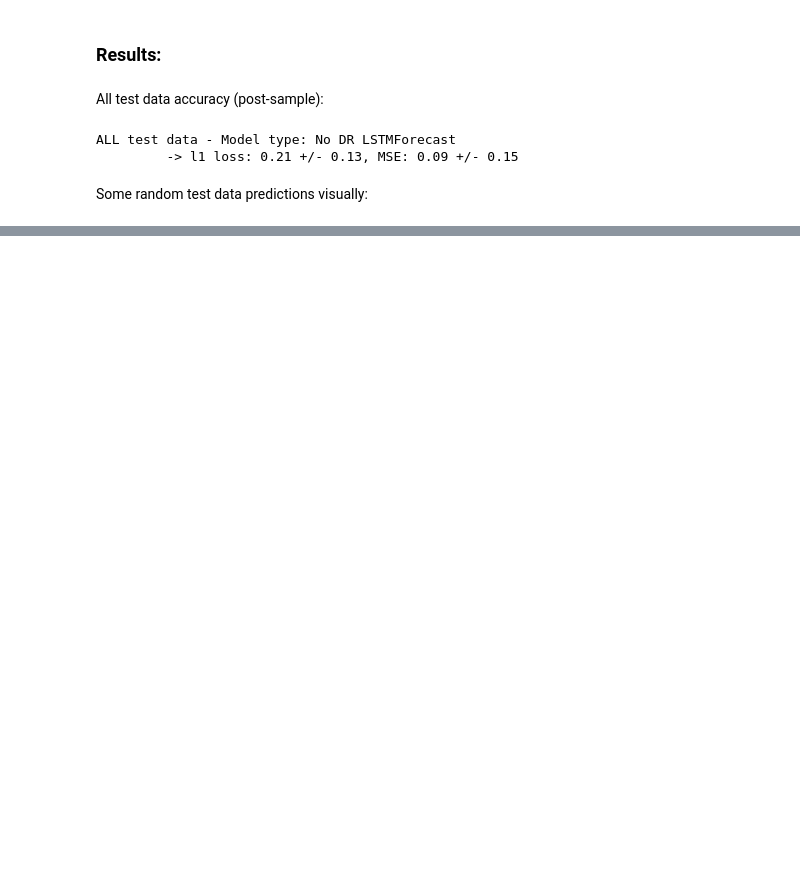
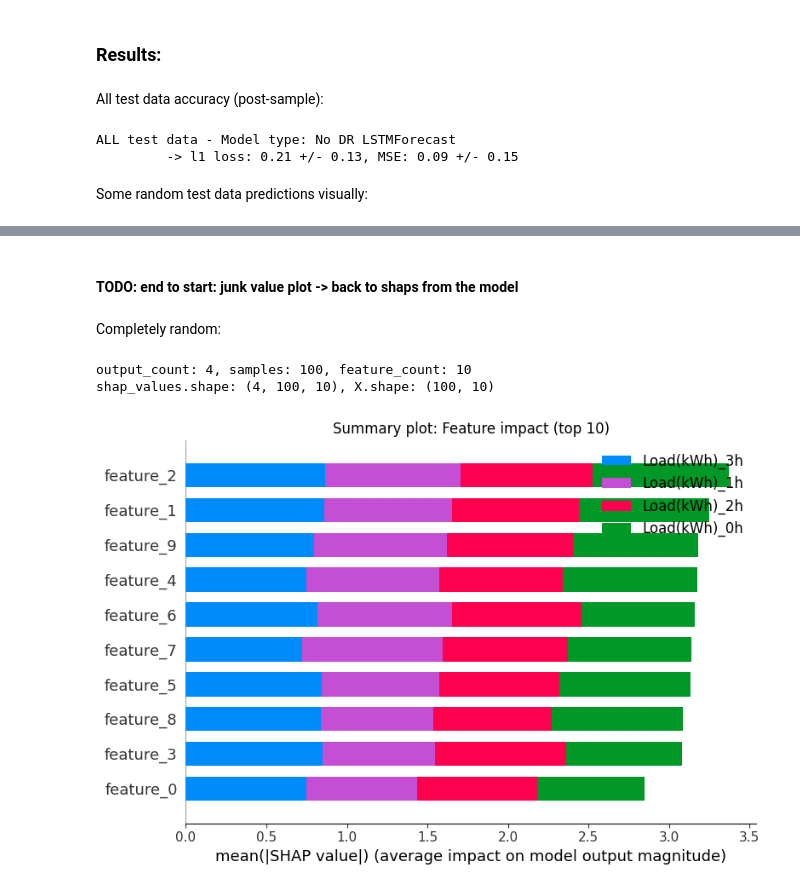
Before and after one commit to temp3rr0r/DR-DNN, a Jupyter notebook: Load_kW_NoDR.ipynb, the cells around one changed output, grey strips where cells are left out. Cells and saved outputs as stored; diff of their text form; code cells hidden in the pictures; blank space fills up the shorter version.

```diff
--- a/Load_kW_NoDR.ipynb
+++ b/Load_kW_NoDR.ipynb
@@ -602,0 +632,2 @@ plt.show()
+# %% [markdown]
+#### TODO: end to start: junk value plot -> back to shaps from the model
@@ -602,0 +667,28 @@ plt.show()
+# %% [markdown]
+Completely random:
+# %%
+output_hours = 4
+samples = 100
+feature_count = 10
+max_top_features = feature_count
+print(f"output_count: {output_hours}, samples: {samples}, feature_count: {feature_count}")
+
+feature_labels = [f"feature_{i}" for i in range(0, feature_count)]
+output_labels = [f"Load(kWh)_{i}h" for i in range(0, output_hours)]
+reshaped_shap_values = list(np.random.normal(size=(output_hours, samples, feature_count)))
+random_features = np.random.normal(size=(samples, feature_count))
+df_random_features = pd.DataFrame(random_features, columns=feature_labels)
+print(f"shap_values.shape: {np.array(reshaped_shap_values).shape}, X.shape: {df_random_features.shape}")
+
+plt.title(f'Summary plot: Feature impact (top {max_top_features})')
+shap.summary_plot(shap_values=reshaped_shap_values,
+                  features=df_random_features,
+                  class_names=output_labels,
+                  show=False,
+                  plot_type="bar",
+                  max_display=max_top_features,
+                   )
+# %% [output]
+output_count: 4, samples: 100, feature_count: 10
+shap_values.shape: (4, 100, 10), X.shape: (100, 10)
+[figure, added]
```
Also changed, not shown: parts of 19 cells of this notebook, 5 other files.
